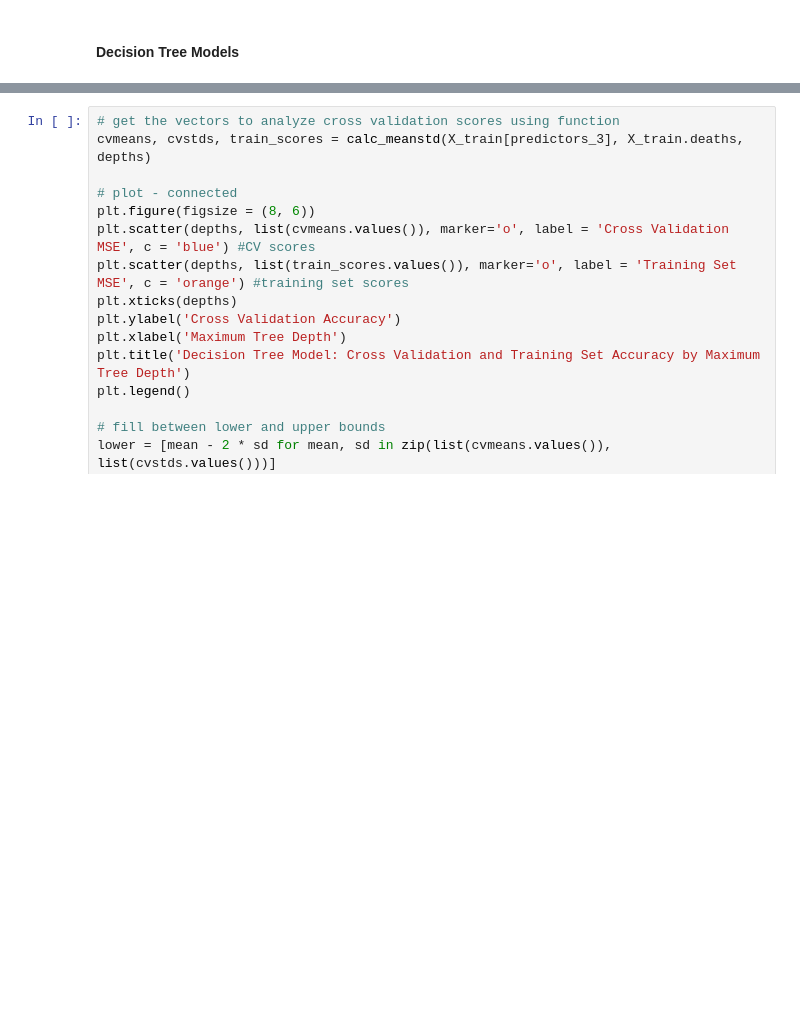
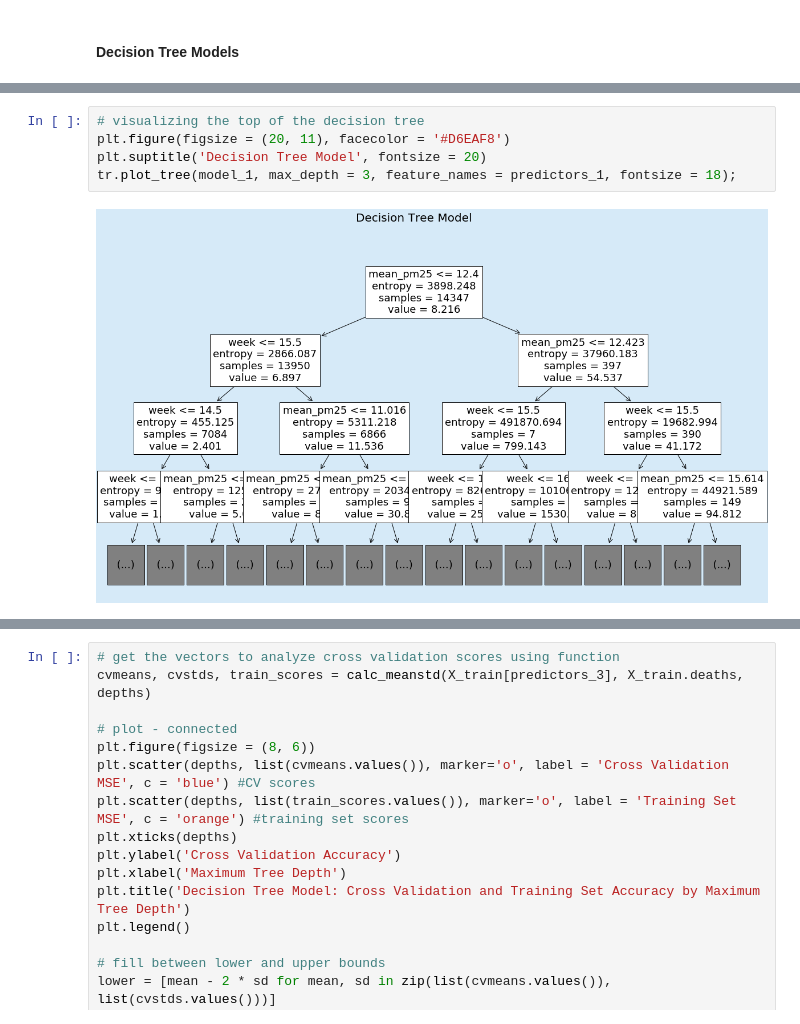
Before and after one commit to CS109b-Team37/Pollution-Prediction, a Jupyter notebook: analyses/prediction_models_testing.ipynb, the cells around one changed output, grey strips where cells are left out. Cells and saved outputs as stored; diff of their text form; blank space fills up the shorter version.

```diff
--- a/analyses/prediction_models_testing.ipynb
+++ b/analyses/prediction_models_testing.ipynb
@@ -638,0 +747,7 @@ MSE: 1822.811001034024
+# %%
+# visualizing the top of the decision tree
+plt.figure(figsize = (20, 11), facecolor = '#D6EAF8')
+plt.suptitle('Decision Tree Model', fontsize = 20)
+tr.plot_tree(model_1, max_depth = 3, feature_names = predictors_1, fontsize = 18);
+# %% [output]
+[figure, added]
```
Also changed, not shown: parts of 55 cells of this notebook.
